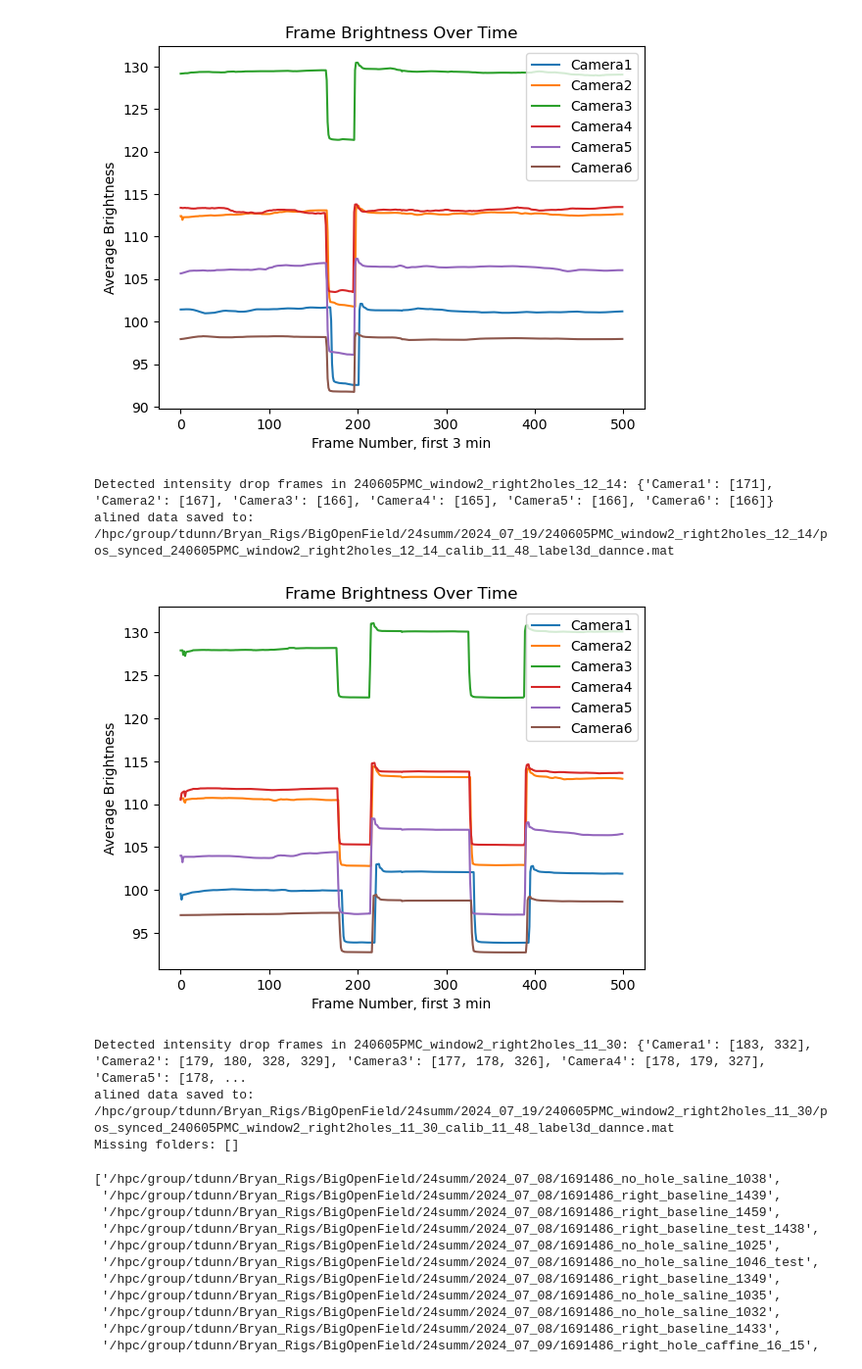
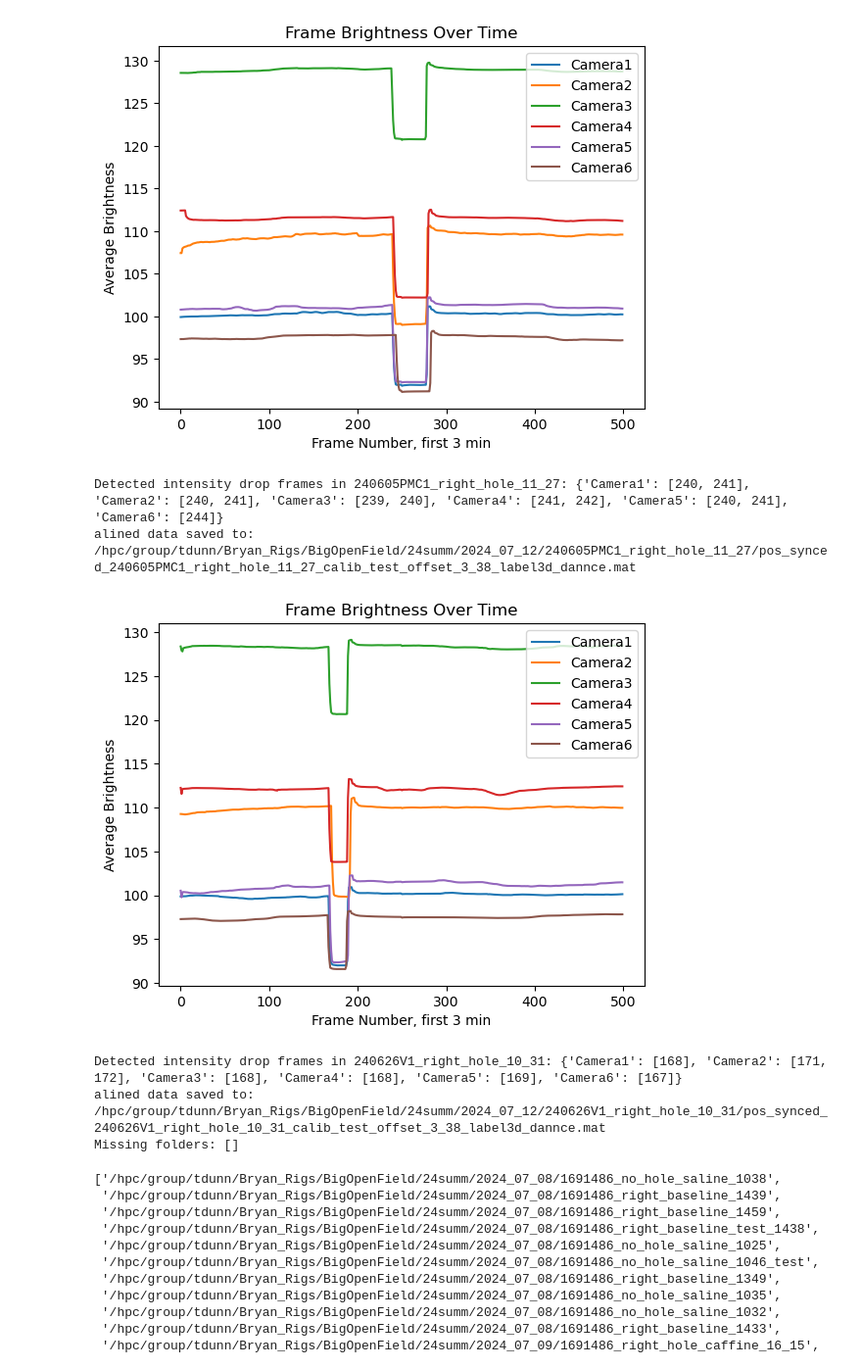
Before and after one commit to gadsfly/BBOP, a Jupyter notebook: useful_files/pos_sync_sync_light_mir_bundle_easy.ipynb, the cells around one changed output. Shown at 98% size. Cells and saved outputs as stored; diff of their text form; code cells hidden in the pictures.

```diff
--- a/useful_files/pos_sync_sync_light_mir_bundle_easy.ipynb
+++ b/useful_files/pos_sync_sync_light_mir_bundle_easy.ipynb
@@ -184,26 +184,26 @@ def process_folders(base_path, dates, threshold=3, max_frames=500, stepmax_frame
 # %%
 from datetime import datetime
 # Define the dates you want to process
-dates = ['2024_07_19'] # '2024_07_01', '2024_07_02', '2024_06_25' '2024_07_03' '2024_07_08', '2024_07_09', '2024_07_10', '2024_07_12', '2024_07_15'
+dates = ['2024_07_12'] # '2024_07_01', '2024_07_02', '2024_06_25' '2024_07_03' '2024_07_08', '2024_07_09', '2024_07_10', '2024_07_12', '2024_07_15', '2024_07_16'
 
 # Define the base path
 base_path = '/hpc/group/tdunn/Bryan_Rigs/BigOpenField/24summ'
 synced_name_path = '/hpc/group/tdunn/Bryan_Rigs/BigOpenField/24summ/mir_bundle_run/synced_folders'
 
 # Call the function to process folderss
 missing_folders, successful_folders = process_folders(base_path, dates, threshold=2.5) #threshold=3, max_frames=500, (stepmax_frame=1000 function under development, idealy we don't need it if swiched early, but should be flexiable...
 # process_folders(base_path, dates)
 now = datetime.now()
 date_time_str = now.strftime("%Y%m%d_%H%M%S")
 np.save(os.path.join(synced_name_path,f'{date_time_str}_successful_folders.npy'), successful_folders)
 np.save(os.path.join(synced_name_path,f'{date_time_str}_missing_folders.npy'), missing_folders)
 # %% [output]
-[figure, old version]
+[figure, new version]
-Detected intensity drop frames in 240605PMC_window2_right2holes_12_14: {'Camera1': [171], 'Camera2': [167], 'Camera3': [166], 'Camera4': [165], 'Camera5': [166], 'Camera6': [166]}
-alined data saved to: /hpc/group/tdunn/Bryan_Rigs/BigOpenField/24summ/2024_07_19/240605PMC_window2_right2holes_12_14/pos_synced_240605PMC_window2_right2holes_12_14_calib_11_48_label3d_dannce.mat
+Detected intensity drop frames in 240605PMC1_right_hole_11_27: {'Camera1': [240, 241], 'Camera2': [240, 241], 'Camera3': [239, 240], 'Camera4': [241, 242], 'Camera5': [240, 241], 'Camera6': [244]}
+alined data saved to: /hpc/group/tdunn/Bryan_Rigs/BigOpenField/24summ/2024_07_12/240605PMC1_right_hole_11_27/pos_synced_240605PMC1_right_hole_11_27_calib_test_offset_3_38_label3d_dannce.mat
-[figure, old version]
+[figure, new version]
-Detected intensity drop frames in 240605PMC_window2_right2holes_11_30: {'Camera1': [183, 332], 'Camera2': [179, 180, 328, 329], 'Camera3': [177, 178, 326], 'Camera4': [178, 179, 327], 'Camera5': [178, ...
-alined data saved to: /hpc/group/tdunn/Bryan_Rigs/BigOpenField/24summ/2024_07_19/240605PMC_window2_right2holes_11_30/pos_synced_240605PMC_window2_right2holes_11_30_calib_11_48_label3d_dannce.mat
+Detected intensity drop frames in 240626V1_right_hole_10_31: {'Camera1': [168], 'Camera2': [171, 172], 'Camera3': [168], 'Camera4': [168], 'Camera5': [169], 'Camera6': [167]}
+alined data saved to: /hpc/group/tdunn/Bryan_Rigs/BigOpenField/24summ/2024_07_12/240626V1_right_hole_10_31/pos_synced_240626V1_right_hole_10_31_calib_test_offset_3_38_label3d_dannce.mat
 Missing folders: []
 # %%
 missing_folders
```
Also changed, not shown: 4 other files.
